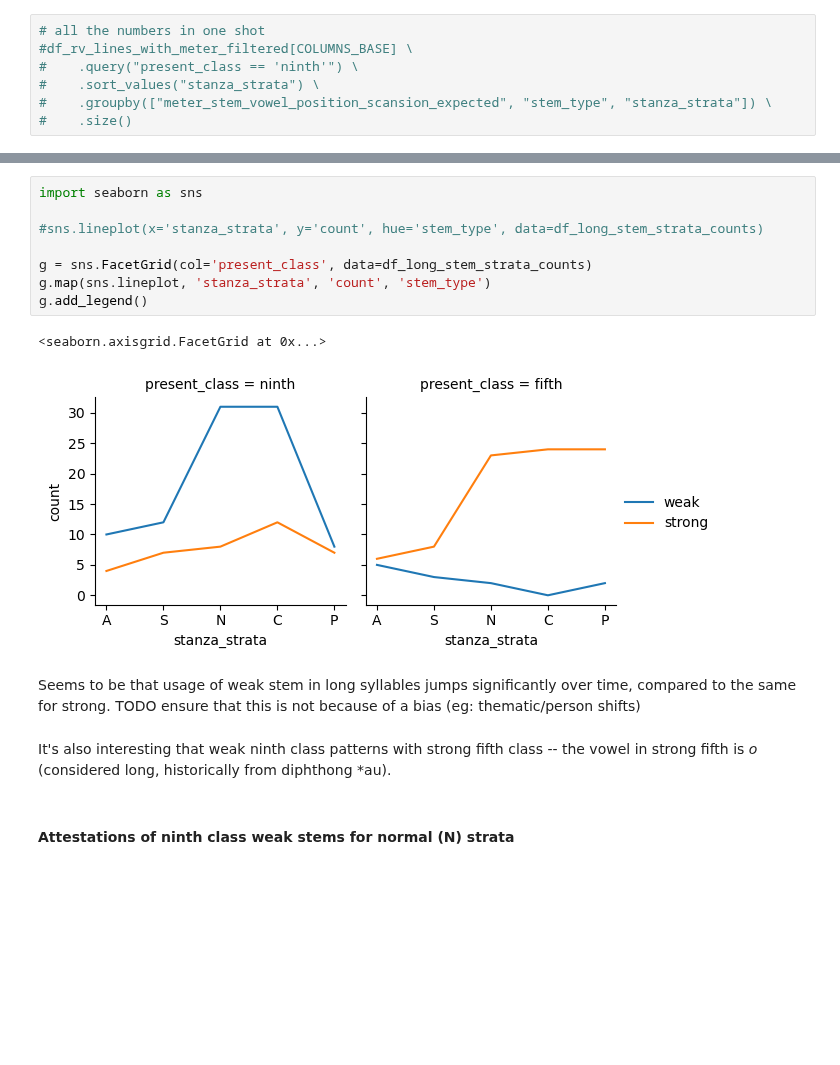
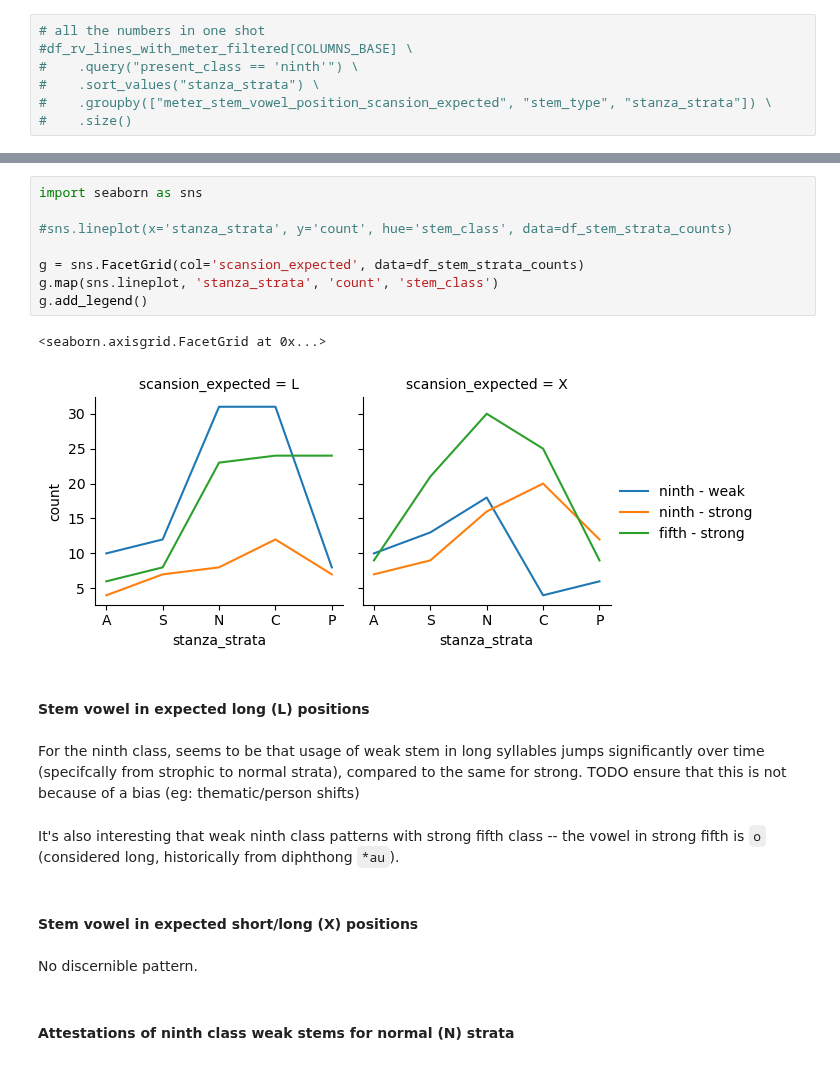
Before and after one commit to anupdhml/sanskrit_ninth_class_meter, a Jupyter notebook: 6_analysis.ipynb, the cells around one changed output, grey strips where cells are left out. Saved outputs shown, nothing was run; the diff lists cells and outputs as text; blank space fills up the shorter version.

Commit message:
Improve lineplots for strata analysis
Signed-off-by: Anup Dhamala <anupdhml+git@gmail.com>

```diff
--- a/6_analysis.ipynb
+++ b/6_analysis.ipynb
@@ -367,17 +391,23 @@ df_long_stem_strata_counts
 # %%
 import seaborn as sns
 
-#sns.lineplot(x='stanza_strata', y='count', hue='stem_type', data=df_long_stem_strata_counts)
+#sns.lineplot(x='stanza_strata', y='count', hue='stem_class', data=df_stem_strata_counts)
 
-g = sns.FacetGrid(col='present_class', data=df_long_stem_strata_counts)
-g.map(sns.lineplot, 'stanza_strata', 'count', 'stem_type')
+g = sns.FacetGrid(col='scansion_expected', data=df_stem_strata_counts)
+g.map(sns.lineplot, 'stanza_strata', 'count', 'stem_class')
 g.add_legend()
 # %% [output]
 <seaborn.axisgrid.FacetGrid at 0x...>
-[figure, old version]
+[figure, new version]
+# %% [markdown]
+#### Stem vowel in expected long (L) positions
 # %% [markdown]
-Seems to be that usage of weak stem in long syllables jumps significantly over time, compared to the same for strong. TODO ensure that this is not because of a bias (eg: thematic/person shifts)
+For the ninth class, seems to be that usage of weak stem in long syllables jumps significantly over time (specifcally from strophic to normal strata), compared to the same for strong. TODO ensure that this is not because of a bias (eg: thematic/person shifts)
 # %% [markdown]
-It's also interesting that weak ninth class patterns with strong fifth class -- the vowel in strong fifth is *o* (considered long, historically from diphthong *au).
+It's also interesting that weak ninth class patterns with strong fifth class -- the vowel in strong fifth is `o` (considered long, historically from diphthong `*au`).
+# %% [markdown]
+#### Stem vowel in expected short/long (X) positions
+# %% [markdown]
+No discernible pattern.
 # %% [markdown]
 #### Attestations of ninth class weak stems for normal (N) strata
```
Also changed, not shown: parts of 3 cells of this notebook.
